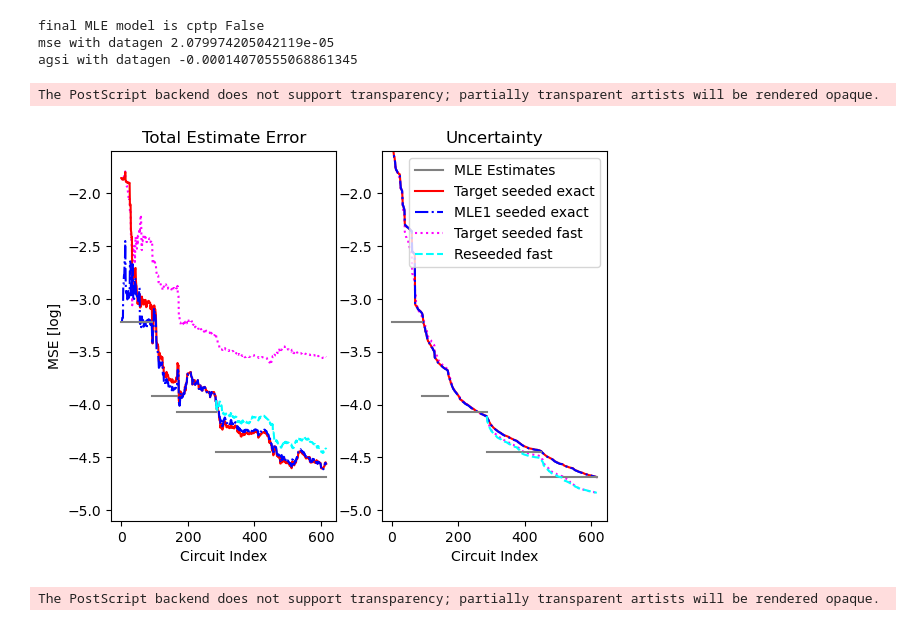
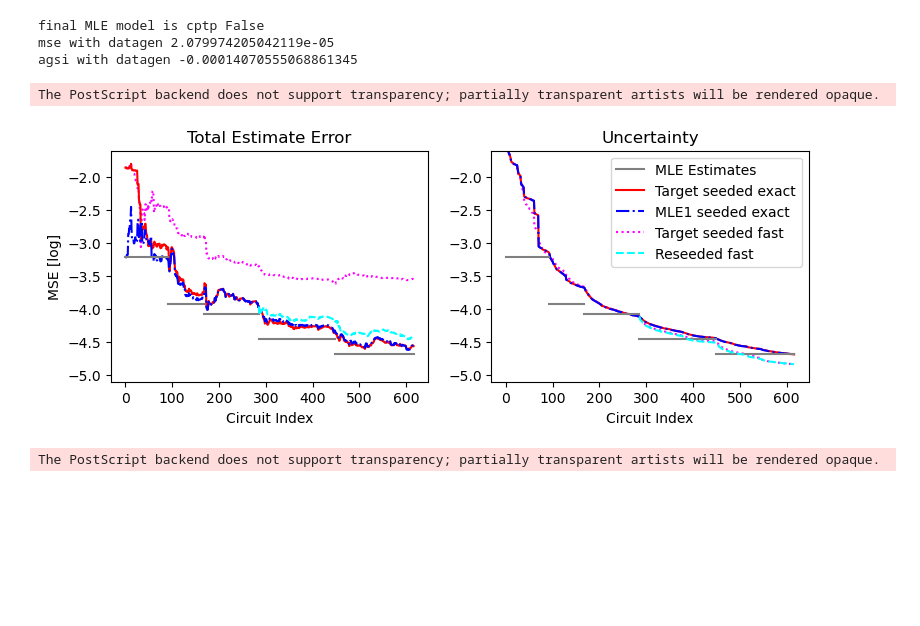
Before and after one commit to jpmarceaux/KalmanGST, a Jupyter notebook: OneQubitExamples.ipynb, the cells around one changed output. Cells and saved outputs as stored; diff of their text form; code cells hidden in the pictures; blank space fills up the shorter version.

```diff
--- a/OneQubitExamples.ipynb
+++ b/OneQubitExamples.ipynb
@@ -200,7 +200,7 @@ germ_length_ranges = {
 }
 # %%
 """Evolution of MSE and uncertainty"""
-fig, axs = plt.subplots(1, 2)
+fig, axs = plt.subplots(1, 2, figsize=(9, 3))
 y_range = [-5.1, -1.6]
 
 axs[0].set_title('Total Estimate Error')
@@ -233,35 +233,35 @@ ekf2_uline, = axs[1].plot(ekf2_uncert, c='blue', linestyle='dashdot')
 fkf1_line, = axs[0].plot(fkf1_error, c='magenta', linestyle='dotted')
 ekf1_line, = axs[0].plot(ekf1_error, c='red', linestyle='solid')
 ekf2_line, = axs[0].plot(ekf2_error, c='blue', linestyle='dashdot')
 
 if mle_estimates is not None:
     for i, mdl in enumerate(mle_estimates):
         mle_error = np.log10(mserror(mdl, mdl_datagen))
         mle_line, = axs[0].plot(germ_length_ranges[i], (mle_error, mle_error), c='gray', label='MLE Estimate')
         mle_line, = axs[1].plot(germ_length_ranges[i], (mle_error, mle_error), c='gray', label='MLE Estimate')
 
 plot_reseeded = True
 if plot_reseeded:
     for i in range(len(fkf2.param_history)):
         fkf2_error.append( np.log10((fkf2.param_history[i]-true_params)@(fkf2.param_history[i]-true_params)) )
         fkf2_uncert.append( np.log10((np.trace(fkf2.covar_history[i]))) )
     fkf2_uline, = axs[1].plot(range(initial_circuit_index, len(ekf1.param_history)), fkf2_uncert, c='cyan', linestyle='dashed')
     fkf2_line, = axs[0].plot(range(initial_circuit_index, len(ekf1.param_history)), fkf2_error, c='cyan', linestyle='dashed')
     axs[1].legend([mle_line, ekf1_line, ekf2_line, fkf1_line, fkf2_line], ['MLE Estimates', 'Target seeded exact', 'MLE1 seeded exact', 'Target seeded fast', 'Reseeded fast'])
 else:
     axs[1].legend([mle_line, ekf1_line, ekf2_line, fkf1_line], ['MLE Estimates', 'Target seeded exact', 'MLE1 seeded exact', 'Target seeded fast'])
 
 
 if y_range is not None:
     axs[0].set_ylim(y_range[0], y_range[1])
     axs[1].set_ylim(y_range[0], y_range[1])
 axs[0].set_xlabel('Circuit Index')
 axs[1].set_xlabel('Circuit Index')
 axs[0].set_ylabel('MSE [log]')
-fig.savefig('Figures/MSE_evolution.eps', dpi=350, format="eps", pad_inches=0.1)
+fig.savefig('Figures/MSE_evolution.eps', dpi=350, format="eps", bbox_inches='tight')
 # %% [output]
 The PostScript backend does not support transparency; partially transparent artists will be rendered opaque.
-[figure, old version]
+[figure, new version]
 # %%
 # %% [output]
 The PostScript backend does not support transparency; partially transparent artists will be rendered opaque.
```
Also changed, not shown: 2 other files.
